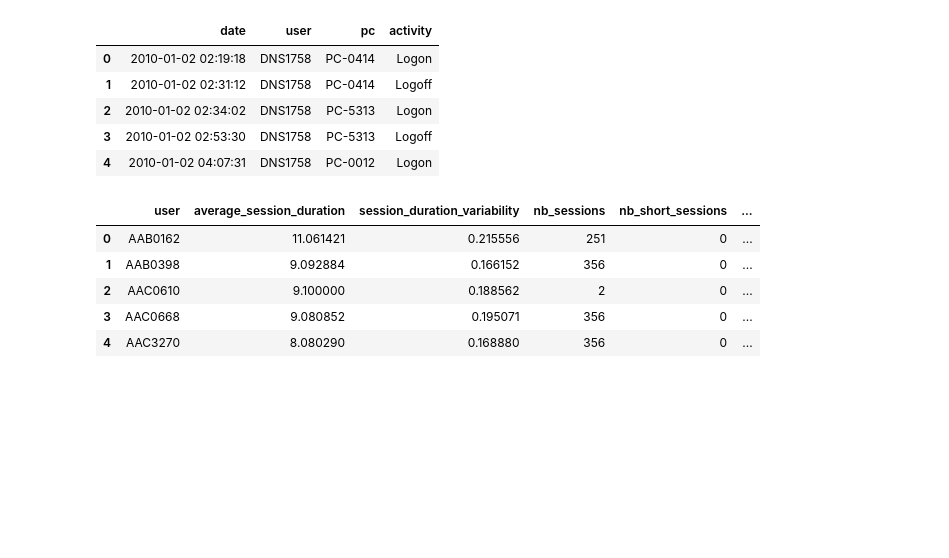
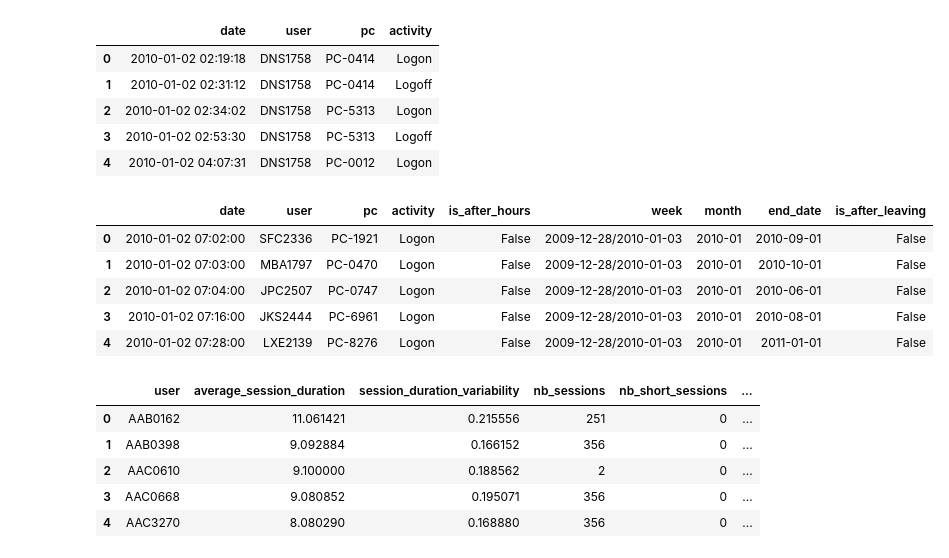
Before and after one commit to SamiKarboubi/CERT-Insider-Threat-Detection, a Jupyter notebook: features_extraction.ipynb, the cells around one changed output. Saved outputs shown, nothing was run; the diff lists cells and outputs as text; code cells hidden in the pictures; blank space fills up the shorter version.

```diff
--- a/features_extraction.ipynb
+++ b/features_extraction.ipynb
@@ -244,3 +292,26 @@ sessions['duration_hours'] = (
 ).dt.total_seconds() / 3600
 
 sessions = sessions[(sessions['duration_hours'] > 0) & (sessions['duration_hours'] < 24)]
+# %%
+logon_left = logon[logon['user'].isin(users_left['user_id'])].copy()
+
+logon_left = logon_left.merge(
+    users_left[['user_id', 'end_date']],
+    left_on='user',
+    right_on='user_id',
+    how='left'
+).drop(columns='user_id')
+
+
+logon_left['date'] = pd.to_datetime(logon_left['date'])
+logon_left['end_date'] = pd.to_datetime(logon_left['end_date'])
+
+logon_left['is_after_leaving'] = logon_left['date'] > logon_left['end_date']
+logon_left.head()
+# %% [output]
+|  | date | user | pc | activity | is_after_hours | week | month | end_date | is_after_leaving |
+| 0 | 2010-01-02 07:02:00 | SFC2336 | PC-1921 | Logon | False | 2009-12-28/2010-01-03 | 2010-01 | 2010-09-01 | False |
+| 1 | 2010-01-02 07:03:00 | MBA1797 | PC-0470 | Logon | False | 2009-12-28/2010-01-03 | 2010-01 | 2010-10-01 | False |
+| 2 | 2010-01-02 07:04:00 | JPC2507 | PC-0747 | Logon | False | 2009-12-28/2010-01-03 | 2010-01 | 2010-06-01 | False |
+| 3 | 2010-01-02 07:16:00 | JKS2444 | PC-6961 | Logon | False | 2009-12-28/2010-01-03 | 2010-01 | 2010-08-01 | False |
+| 4 | 2010-01-02 07:28:00 | LXE2139 | PC-8276 | Logon | False | 2009-12-28/2010-01-03 | 2010-01 | 2011-01-01 | False |
```
Also changed, not shown: parts of 12 cells of this notebook.
